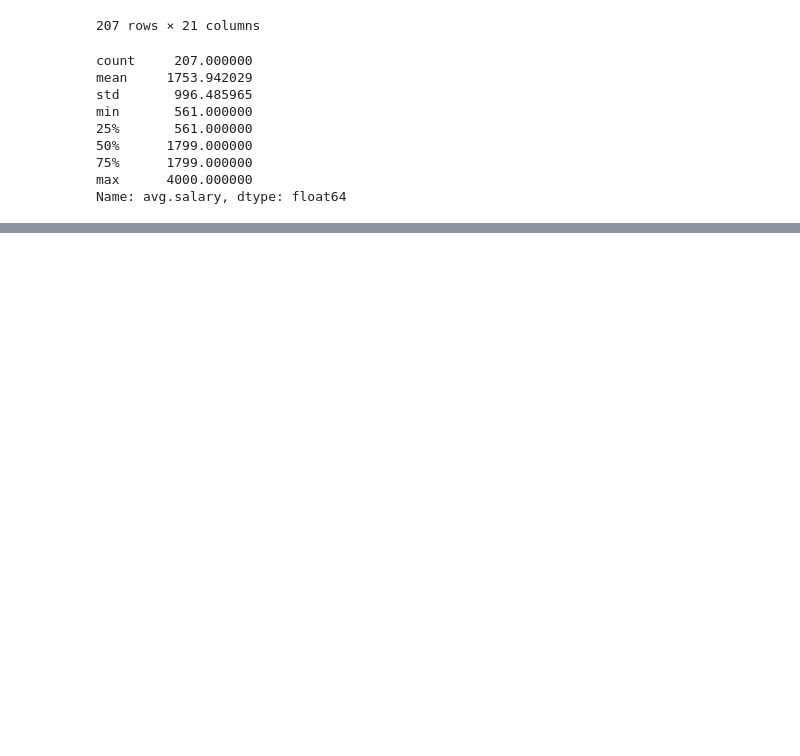
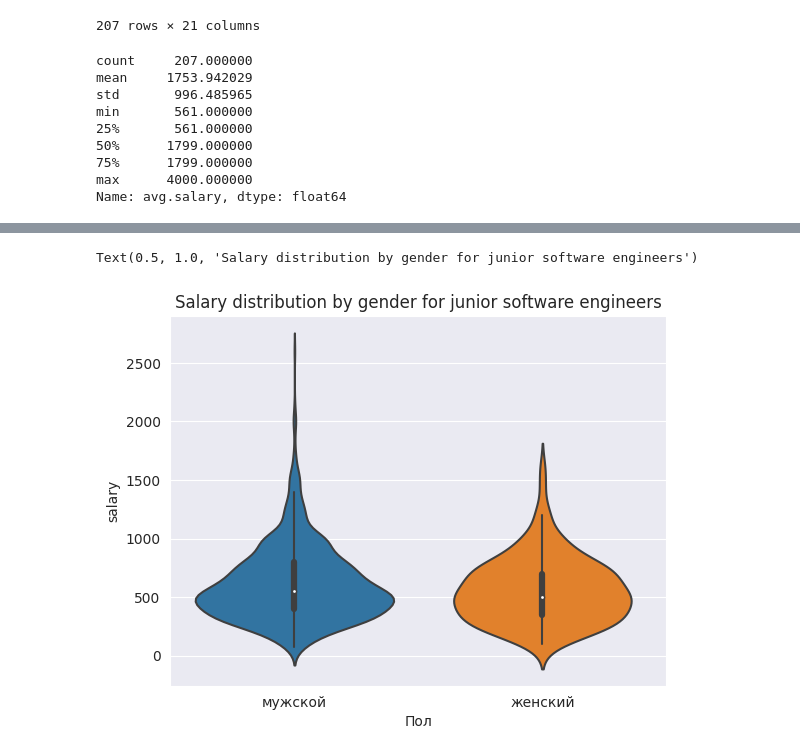
Before and after one commit to C-Hurtmann/goit-data_science, a Jupyter notebook: hw2/hw2_2.ipynb, the cells around one changed output, grey strips where cells are left out. Drawn from its saved outputs; the diff is of its cells as text; code cells hidden in the pictures; blank space fills up the shorter version.

```diff
--- a/hw2/hw2_2.ipynb
+++ b/hw2/hw2_2.ipynb
@@ -216,0 +241,7 @@ python_data.to_csv('2017_jun_final_cleaned.csv')
+# %%
+fetch = table.loc[table['Должность'] == 'Junior Software Engineer']
+sns.violinplot(x='Пол', y='salary', data=fetch)
+plt.title('Salary distribution by gender for junior software engineers')
+# %% [output]
+Text(0.5, 1.0, 'Salary distribution by gender for junior software engineers')
+[figure, added]
```
Also changed, not shown: parts of 4 cells of this notebook, 1 other file.
